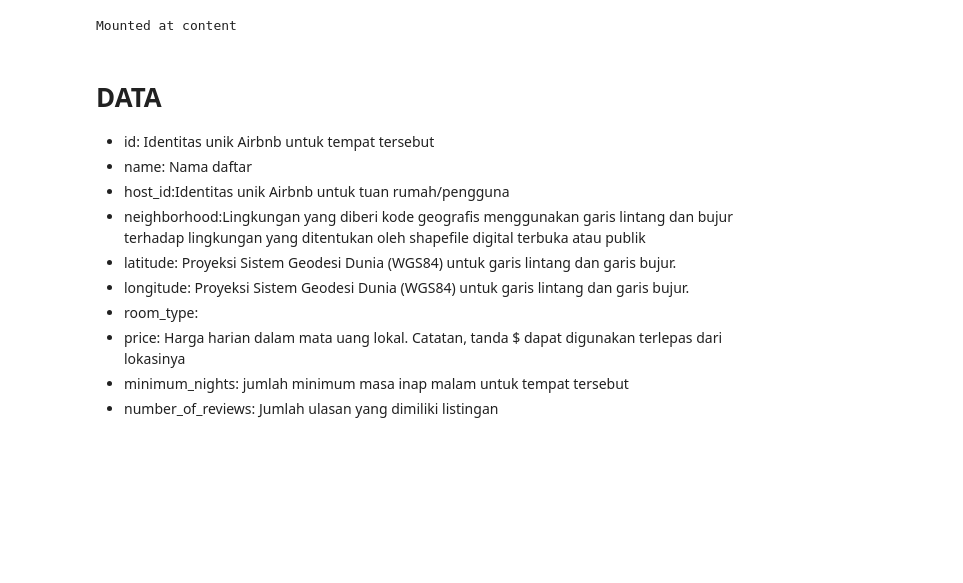
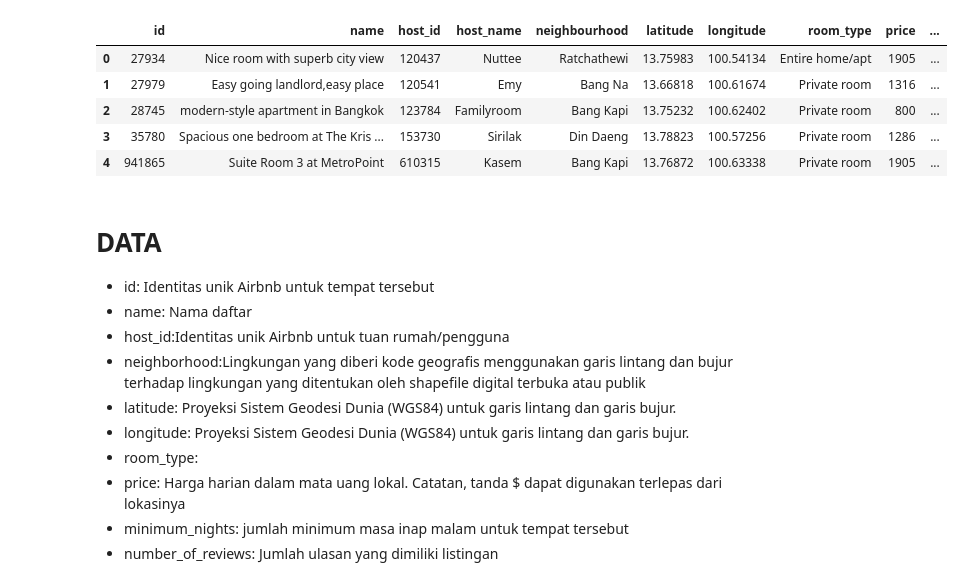
Before and after one commit to nabhanibrhm/learning, a Jupyter notebook: capstone_2/script/Capstone2.ipynb, the cells around one changed output. Drawn from its saved outputs; the diff is of its cells as text; code cells hidden in the pictures; blank space fills up the shorter version.

```diff
--- a/capstone_2/script/Capstone2.ipynb
+++ b/capstone_2/script/Capstone2.ipynb
@@ -1,5 +0,0 @@
-# %%
-from google.colab import drive
-drive.mount('content')
-# %% [output]
-Mounted at content
@@ -6,3 +3,14 @@ Mounted at content
+# %%
+df = pd.read_csv(r'D:\Purwadhika\belajar aja\learning\capstone_2\data\Airbnb Listings Bangkok.csv')
+df.drop(['Unnamed: 0'], axis=1 ,inplace=True)
+df.head()
+# %% [output]
+|  | id | name | host_id | host_name | neighbourhood | latitude | longitude | room_type | price | ... |
+| 0 | 27934 | Nice room with superb city view | 120437 | Nuttee | Ratchathewi | 13.75983 | 100.54134 | Entire home/apt | 1905 | ... |
+| 1 | 27979 | Easy going landlord,easy place | 120541 | Emy | Bang Na | 13.66818 | 100.61674 | Private room | 1316 | ... |
+| 2 | 28745 | modern-style apartment in Bangkok | 123784 | Familyroom | Bang Kapi | 13.75232 | 100.62402 | Private room | 800 | ... |
+| 3 | 35780 | Spacious one bedroom at The Kris ... | 153730 | Sirilak | Din Daeng | 13.78823 | 100.57256 | Private room | 1286 | ... |
+| 4 | 941865 | Suite Room 3 at MetroPoint | 610315 | Kasem | Bang Kapi | 13.76872 | 100.63338 | Private room | 1905 | ... |
 # %% [markdown]
 # **DATA**
 * id: Identitas unik Airbnb untuk tempat tersebut
```
Also changed, not shown: parts of 13 cells of this notebook, 1 other file.
